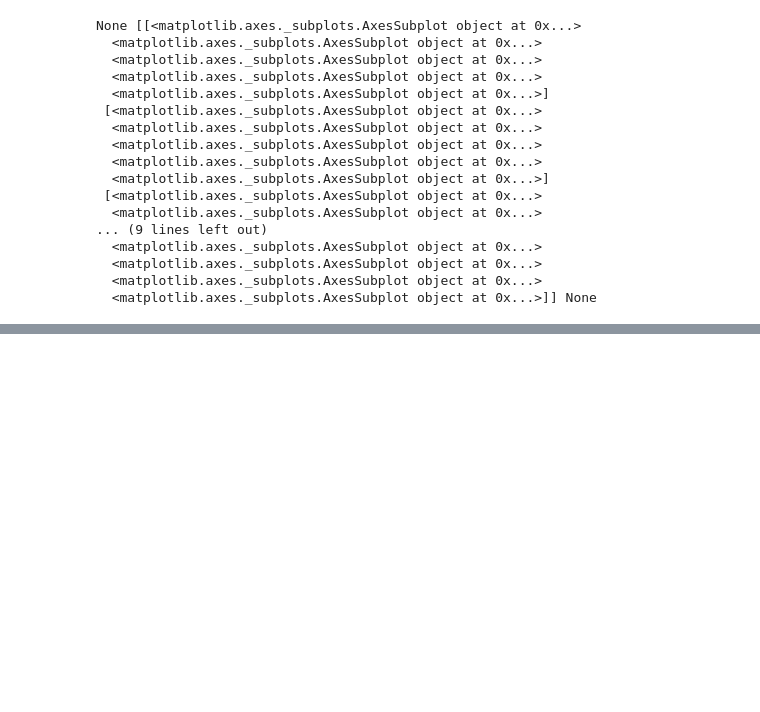
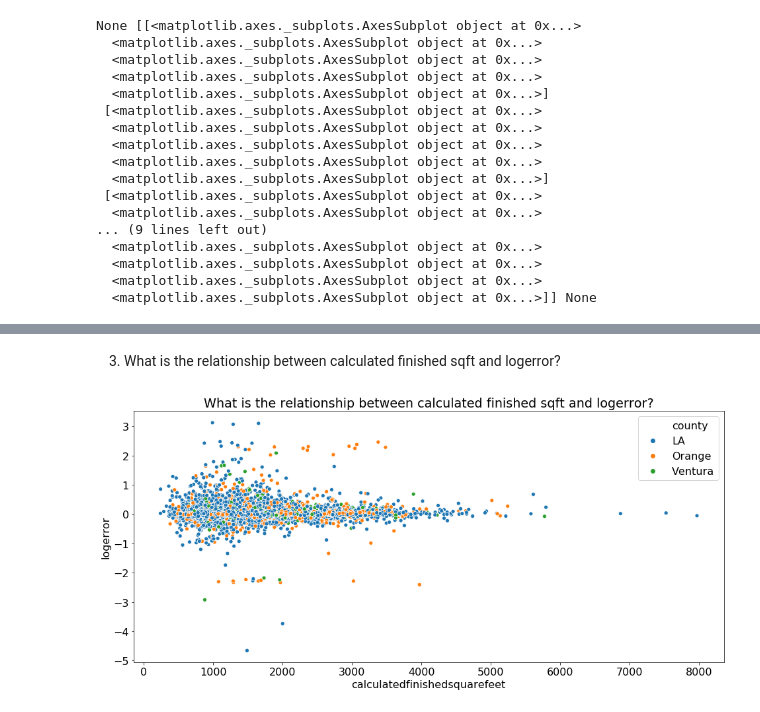
Before and after one commit to RyvynYoung/clustering-exercises, a Jupyter notebook: explore_zillow.ipynb, the cells around one changed output, grey strips where cells are left out. Saved outputs shown, nothing was run; the diff lists cells and outputs as text; code cells hidden in the pictures; blank space fills up the shorter version.

```diff
--- a/explore_zillow.ipynb
+++ b/explore_zillow.ipynb
@@ -93,0 +215,9 @@ train.head()
+# %% [markdown]
+3. What is the relationship between calculated finished sqft and logerror?
+# %%
+plt.figure(figsize=(16,7))
+sns.scatterplot(data=train, x='calculatedfinishedsquarefeet', y='logerror', hue='county')
+plt.title('What is the relationship between calculated finished sqft and logerror?')
+plt.show()
+# %% [output]
+[figure, added]
```
Also changed, not shown: parts of 25 cells of this notebook, 2 other files.
